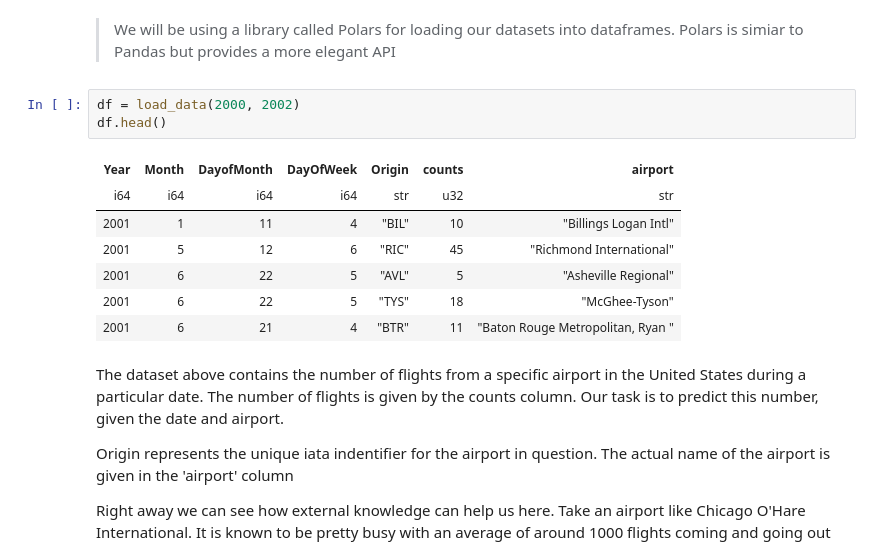
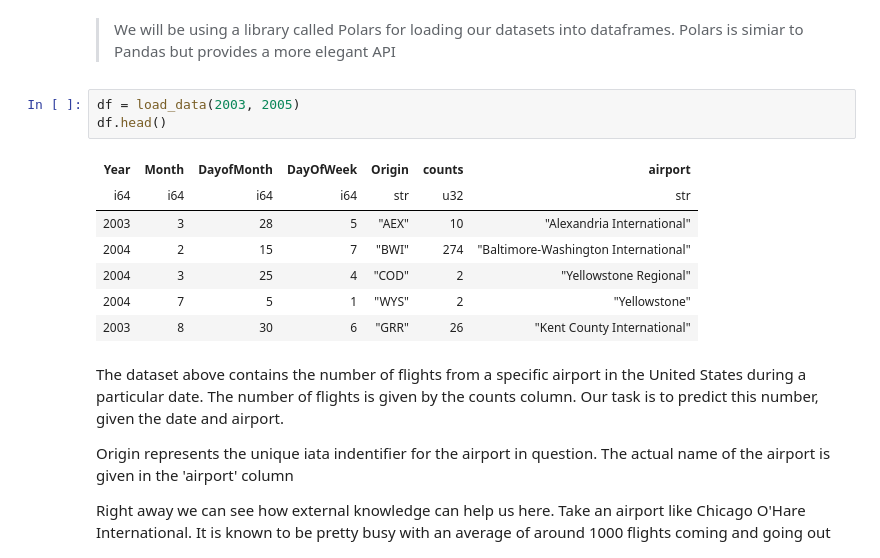
Before and after one commit to rahuldeve/tabular-prompting, a Jupyter notebook: prompt_tuning.ipynb, the cells around one changed output. Drawn from its saved outputs; the diff is of its cells as text.

Commit message:
Make dataset split better aligned for time series data

```diff
--- a/prompt_tuning.ipynb
+++ b/prompt_tuning.ipynb
@@ -43,16 +43,16 @@ from tqdm.notebook import tqdm
 # %% [markdown]
 > We will be using a library called Polars for loading our datasets into dataframes. Polars is simiar to Pandas but provides a more elegant API
 # %%
-df = load_data(2000, 2002)
+df = load_data(2003, 2005)
 df.head()
 # %% [output]
 | Year | Month | DayofMonth | DayOfWeek | Origin | counts | airport |
 | i64 | i64 | i64 | i64 | str | u32 | str |
-| 2001 | 1 | 11 | 4 | "BIL" | 10 | "Billings Logan Intl" |
-| 2001 | 5 | 12 | 6 | "RIC" | 45 | "Richmond International" |
-| 2001 | 6 | 22 | 5 | "AVL" | 5 | "Asheville Regional" |
-| 2001 | 6 | 22 | 5 | "TYS" | 18 | "McGhee-Tyson" |
-| 2001 | 6 | 21 | 4 | "BTR" | 11 | "Baton Rouge Metropolitan, Ryan " |
+| 2003 | 3 | 28 | 5 | "AEX" | 10 | "Alexandria International" |
+| 2004 | 2 | 15 | 7 | "BWI" | 274 | "Baltimore-Washington International" |
+| 2004 | 3 | 25 | 4 | "COD" | 2 | "Yellowstone Regional" |
+| 2004 | 7 | 5 | 1 | "WYS" | 2 | "Yellowstone" |
+| 2003 | 8 | 30 | 6 | "GRR" | 26 | "Kent County International" |
 # %% [markdown]
 The dataset above contains the number of flights from a specific airport in the United States during a particular date. The number of flights is given by the counts column. Our task is to predict this number, given the date and airport.
 
```
Also changed, not shown: parts of 15 cells of this notebook.
